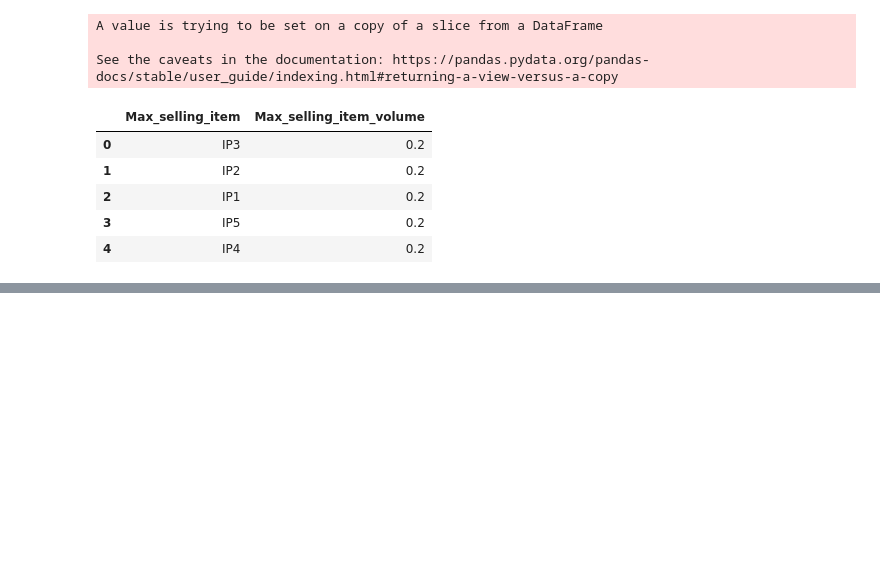
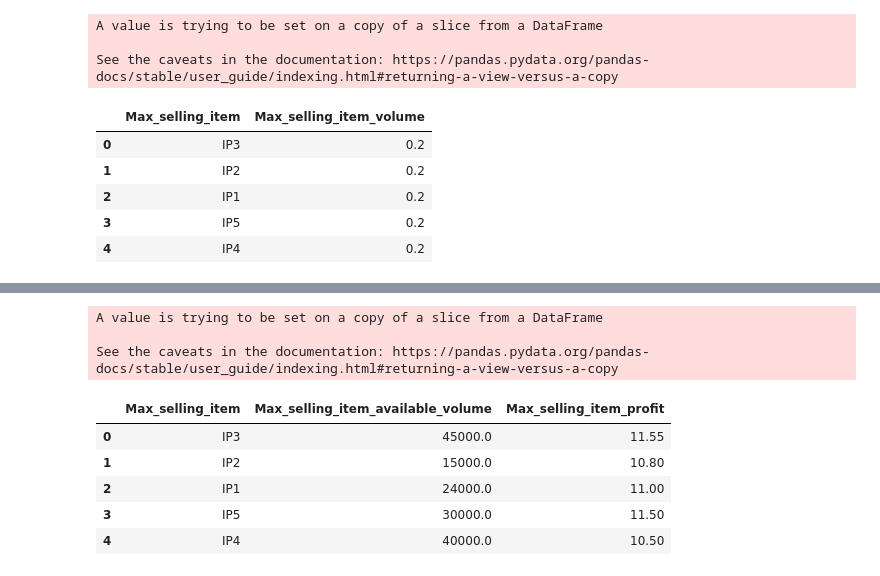
Before and after one commit to joelsathi/DataStorm-4.0-Finals, a Jupyter notebook: my_working.ipynb, the cells around one changed output, grey strips where cells are left out. Cells and saved outputs as stored; diff of their text form; code cells hidden in the pictures; blank space fills up the shorter version.

```diff
--- a/my_working.ipynb
+++ b/my_working.ipynb
@@ -720,0 +723,21 @@ final_cluster_df.head()
+# %%
+prod_av_vol.rename(
+    columns={
+        "pid": "Max_selling_item",
+        "available_volume": "Max_selling_item_available_volume",
+        "profit_earned_per_prod": "Max_selling_item_profit",
+    },
+    inplace=True,
+)
+
+prod_av_vol.head()
+# %% [output]
+A value is trying to be set on a copy of a slice from a DataFrame
+
+See the caveats in the documentation: https://pandas.pydata.org/pandas-docs/stable/user_guide/indexing.html#returning-a-view-versus-a-copy
+|  | Max_selling_item | Max_selling_item_available_volume | Max_selling_item_profit |
+| 0 | IP3 | 45000.0 | 11.55 |
+| 1 | IP2 | 15000.0 | 10.80 |
+| 2 | IP1 | 24000.0 | 11.00 |
+| 3 | IP5 | 30000.0 | 11.50 |
+| 4 | IP4 | 40000.0 | 10.50 |
```
Also changed, not shown: parts of 14 cells of this notebook.
